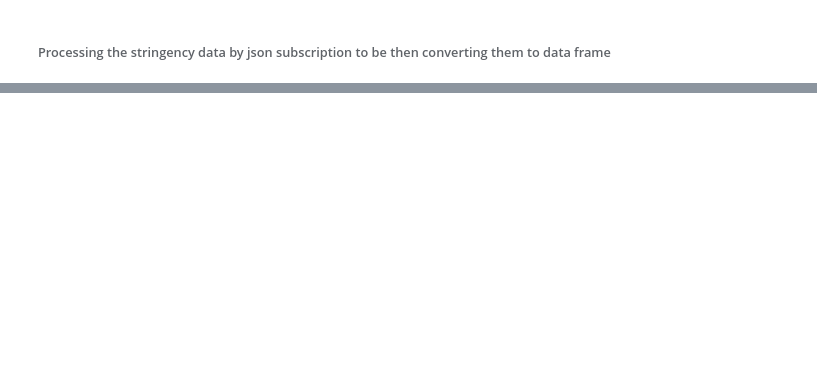
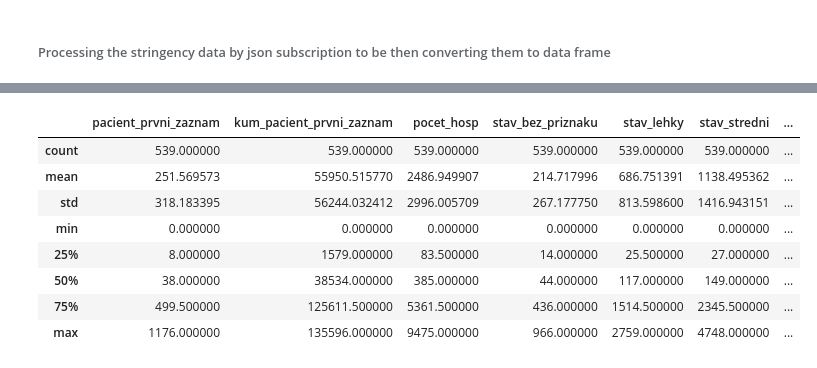
Before and after one commit to barabajgarova/Python-IES-Project, a Jupyter notebook: Data_processor.ipynb, the cells around one changed output, grey strips where cells are left out. Saved outputs shown, nothing was run; the diff lists cells and outputs as text; code cells hidden in the pictures; blank space fills up the shorter version.

```diff
--- a/Data_processor.ipynb
+++ b/Data_processor.ipynb
@@ -125,0 +209,20 @@ df[df.index == 'CZE'].T
+# %%
+def get_individual_hospitalizations():
+    r = requests.get('https://onemocneni-aktualne.mzcr.cz/api/v2/covid-19/hospitalizace.json')
+    a = r.json()
+    df = pd.DataFrame(a['data']).set_index('datum')
+    return df
+# %%
+df_hospit =  get_individual_hospitalizations()
+# %%
+df_hospit.describe()
+# %% [output]
+|  | pacient_prvni_zaznam | kum_pacient_prvni_zaznam | pocet_hosp | stav_bez_priznaku | stav_lehky | stav_stredni | ... |
+| count | 539.000000 | 539.000000 | 539.000000 | 539.000000 | 539.000000 | 539.000000 | ... |
+| mean | 251.569573 | 55950.515770 | 2486.949907 | 214.717996 | 686.751391 | 1138.495362 | ... |
+| std | 318.183395 | 56244.032412 | 2996.005709 | 267.177750 | 813.598600 | 1416.943151 | ... |
+| min | 0.000000 | 0.000000 | 0.000000 | 0.000000 | 0.000000 | 0.000000 | ... |
+| 25% | 8.000000 | 1579.000000 | 83.500000 | 14.000000 | 25.500000 | 27.000000 | ... |
+| 50% | 38.000000 | 38534.000000 | 385.000000 | 44.000000 | 117.000000 | 149.000000 | ... |
+| 75% | 499.500000 | 125611.500000 | 5361.500000 | 436.000000 | 1514.500000 | 2345.500000 | ... |
+| max | 1176.000000 | 135596.000000 | 9475.000000 | 966.000000 | 2759.000000 | 4748.000000 | ... |
```
Also changed, not shown: parts of 37 cells of this notebook, 3 other files.
